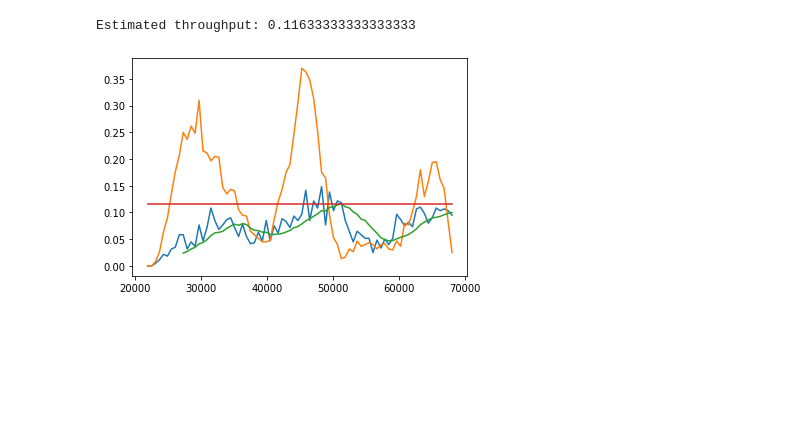
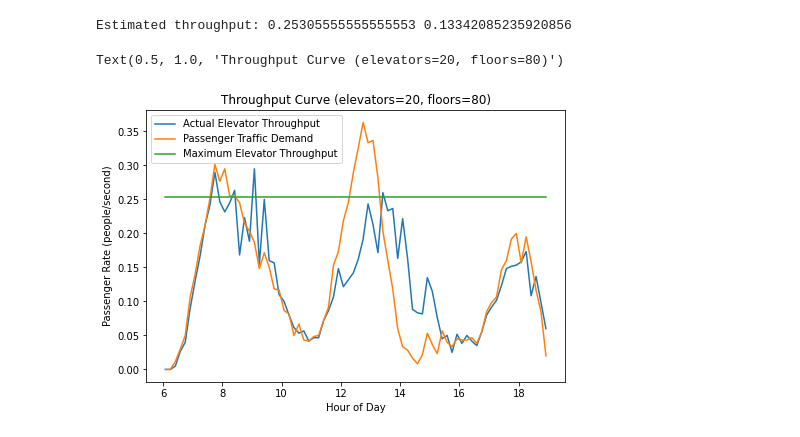
Before and after one commit to shivunchinniah/egc_simulator, a Jupyter notebook: src/simulation/passengerAnalysis.ipynb, the cells around one changed output. Cells and saved outputs as stored; diff of their text form; code cells hidden in the pictures; blank space fills up the shorter version.

```diff
--- a/src/simulation/passengerAnalysis.ipynb
+++ b/src/simulation/passengerAnalysis.ipynb
@@ -5,8 +5,11 @@ import matplotlib.pyplot as plt
 from passenger import *
 
 
-# file = open('out_p1500e10f50cSimpleRevisedRouteController.bin', 'rb')
-file = open('out_p1500e15f50cSimpleRevisedRouteController.bin', 'rb')
+p = 1500
+e = 20
+f = 80
+c = 'OptimisedDropOffController'
+file = open('out_p{}e{}f{}c{}.bin'.format(p, e, f, c), 'rb')
 
 db = pickle.load(file)
 passengers = db['passengers']
@@ -91,15 +83,28 @@ Name: meanWait, dtype: float64
 # %%
 throughput = db['throughput']
 
+hours_time = [x / (60*60) for x in throughput['timestamps']]
 
-elevator_raw = pd.DataFrame(throughput['elevator']).rolling(10).mean()
+
+fig = plt.figure()
+scale  = 1.6
+fig.set_figwidth(12/scale)
+fig.set_figheight(8/scale)
+
+elevator_raw = pd.DataFrame(throughput['elevator']).rolling(6).mean()
+apmean = [elevator_raw.mean()[0]] * len(throughput['timestamps'])
 approx = [elevator_raw.max()[0]] * len(throughput['timestamps'])
-plt.plot(throughput['timestamps'], throughput['elevator'])
-plt.plot(throughput['timestamps'], throughput['demand'])
-plt.plot(throughput['timestamps'], elevator_raw)
-plt.plot(throughput['timestamps'], approx)
-
-print('Estimated throughput:', elevator_raw.max()[0])
+plt.plot(hours_time, throughput['elevator'])
+plt.plot(hours_time, throughput['demand'])
+# plt.plot(throughput['timestamps'], elevator_raw)
+plt.plot(hours_time, approx)
+# plt.plot(throughput['timestamps'], apmean)
+plt.xlabel('Hour of Day')
+plt.ylabel('Passenger Rate (people/second)')
+print('Estimated throughput:', approx[0], apmean[0])
+plt.legend(['Actual Elevator Throughput', 'Passenger Traffic Demand', 'Maximum Elevator Throughput'])
+plt.title('Throughput Curve (elevators={}, floors={})'.format(e, f))
 # %% [output]
-Estimated throughput: 0.11633333333333333
+Estimated throughput: 0.25305555555555553 0.13342085235920856
+Text(0.5, 1.0, 'Throughput Curve (elevators=20, floors=80)')
-[figure, old version]
+[figure, new version]
```
Also changed, not shown: parts of 6 cells of this notebook, 5 other files.
